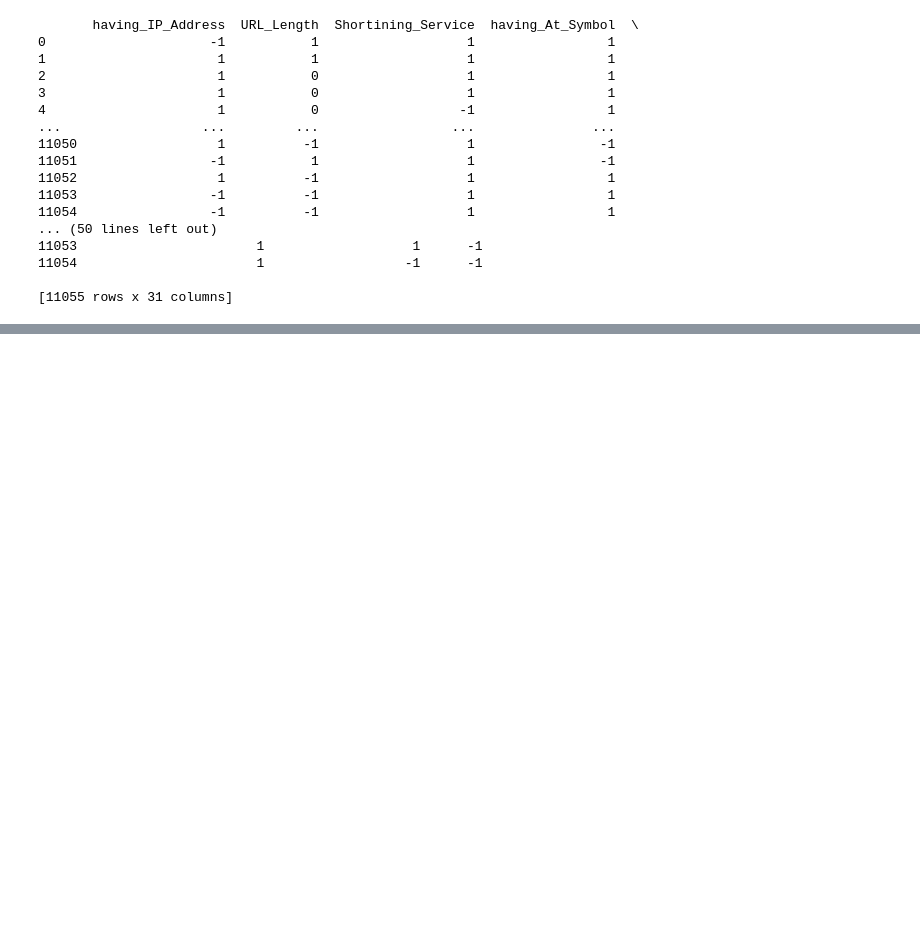
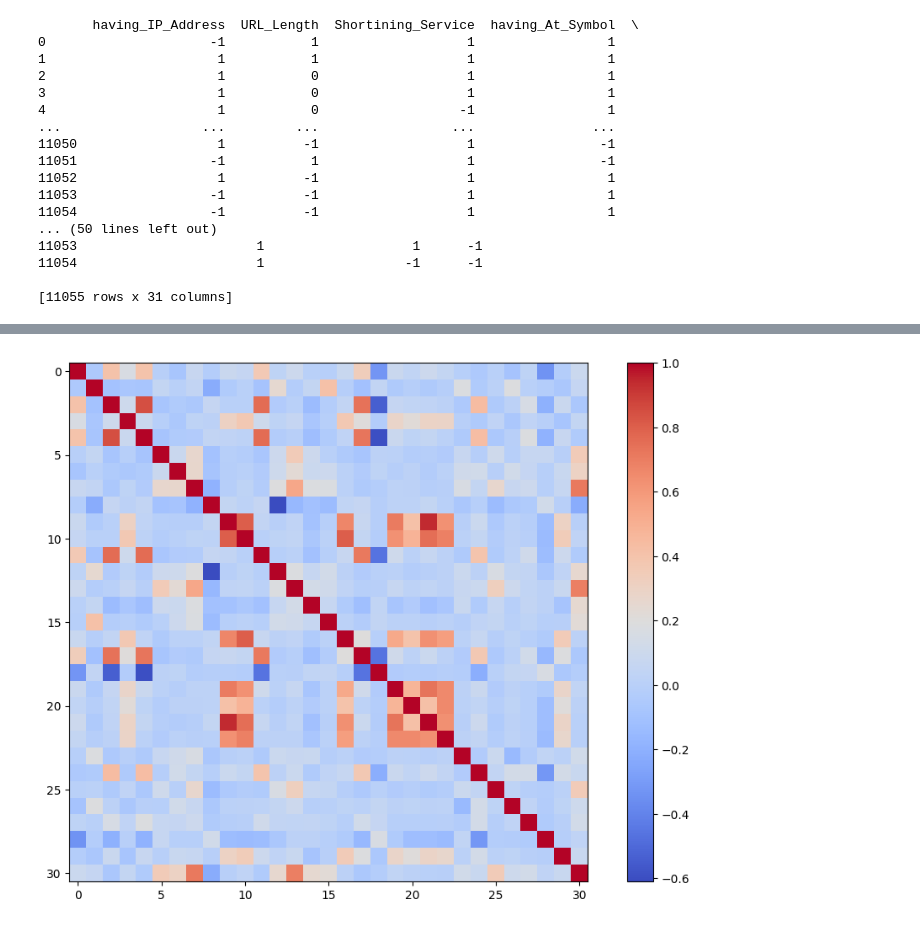
Before and after one commit to SachinHatikankar100/Phishing, a Jupyter notebook: notebook/eda.ipynb, the cells around one changed output, grey strips where cells are left out. Saved outputs shown, nothing was run; the diff lists cells and outputs as text; code cells hidden in the pictures; blank space fills up the shorter version.

```diff
--- a/notebook/eda.ipynb
+++ b/notebook/eda.ipynb
@@ -22,0 +391,11 @@ print(data)
+# %%
+#Create heat map and show the correlation chart
+
+plt.figure(figsize=(12,8))
+corr = data.corr()
+plt.imshow(corr,cmap='coolwarm',interpolation='none')
+plt.colorbar()
+
+plt.show()
+# %% [output]
+[figure, added]
```
Also changed, not shown: parts of 29 cells of this notebook.
